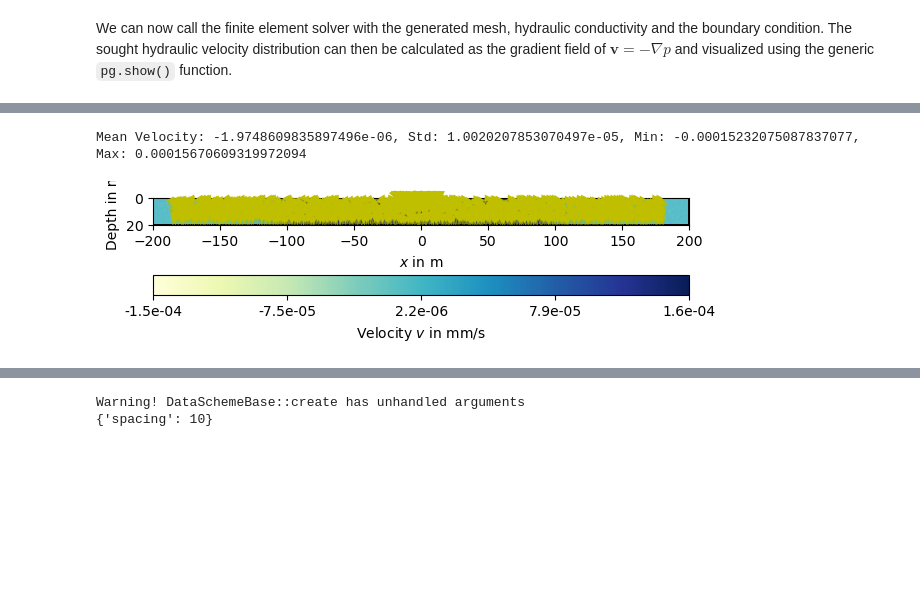
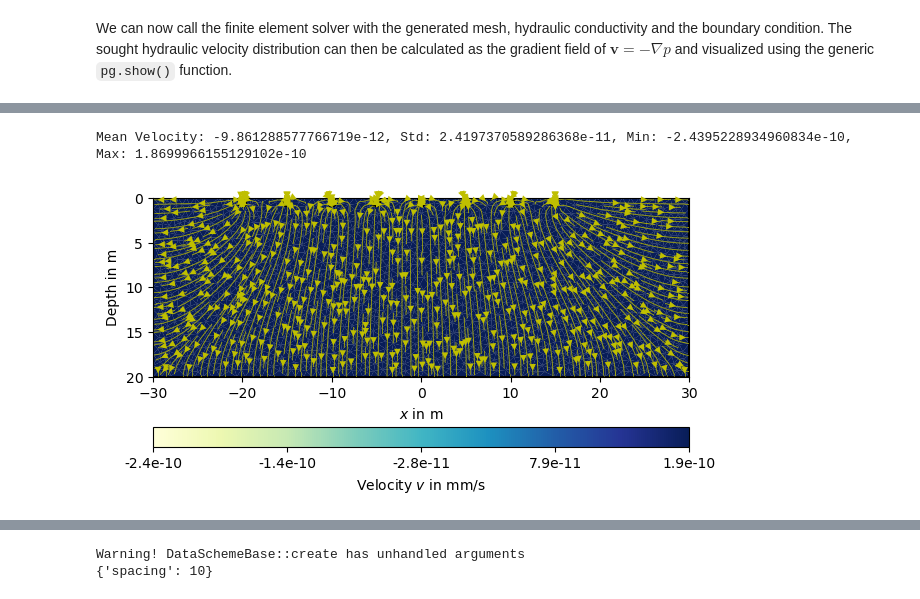
Before and after one commit to guiguilhermegui/TF, a Jupyter notebook: modelo_tf.ipynb, the cells around one changed output, grey strips where cells are left out. Cells and saved outputs as stored; diff of their text form; code cells hidden in the pictures; blank space fills up the shorter version.

```diff
--- a/modelo_tf.ipynb
+++ b/modelo_tf.ipynb
@@ -27,26 +27,28 @@ from pygimli.physics import ERTManager
 bores = [-20, -15, -10, -5, 0, 5, 10, 15]                       # Posição central dos furos
 altura_poco=0
 prof_poco=-0.9
-raio_poco=0.35              #precisa ser decimal "3.00001"
+raio_poco=0.35   #precisa ser decimal Ex:"3.00001"
 
-# Posicoes relativas do furo
+# OK Posicoes relativas do furo
 esq = '.' + f'{raio_poco:.2f}'.split('.')[1]
 dir = '.' + f'{1 - raio_poco:.2f}'.split('.')[1]
 #print(f'raio_poco={raio_poco:.2f} esq={esq} dir={dir}')
 
 # limites world sandbox
-box_esq=-200
-box_dir=200
+box_esq=-30
+box_dir=30
 box_top=0.01
 box_bottom=-20
 
 # parâmetros de malha
-mesh_area=0.8               # area da mesh em metros^2
+mesh_area=0.4               # area da mesh em metros^2
 mesh_quality=10             # qualidade da mesh evitar valores acima de 33 por questões de performance
 
 # Atribute hydraulic conductivity in m/s to each region (interfaces/layers) of the model
 K_poco = 1e4
-K_mundo = 1e-3
+K_mundo = 1e-9
+
+#markers
 kMap = [[1, K_mundo],  [9, K_poco]] #[0, 3e-1],    #Use [[RegionMarker, ConductivityValue], ...]
 
 # Definições de variáveis e funções
@@ -61,38 +63,39 @@ kMap = [[1, K_mundo],  [9, K_poco]] #[0, 3e-1],    #Use [[RegionMarker, Conducti
 #dt = 1                      # Intervalo de tempo em segundos
 
 # Dirichlet conditions for hydraulic potential
-base = 0.0
-topo = 0.9
-#laterais = h202             # Defina a altura da água nas laterais
-fundo = 0.9   #h20           # Defina a altura da água no poço
 
 # Definir valores de fronteira pro potencial hidráulico
-pBound = {"Dirichlet": {-2: base, 1: fundo}} #{marker: value, ...} #Dirichlet, Neumann, Robin
+# fronteiras 1top, 2lat,3_fundo,4latmundo,-2basemundo,-1topomundo
+base_2 = 0.0
+topo7 = 0.9
+#laterais8 = h202             # Defina a altura da água nas laterais
+#fundo9 = 0.9   #h20           # Defina a altura da água no poço
+pBound = {"Dirichlet": {-2: base_2, 1: topo7}} #{marker: value, ...} #Dirichlet, Neumann, Robin
+#pBound = pBound.append("Neumann":{2: laterais8, 3:fundo9})
 
 
 # Parâmetros do meio poroso para adveccao-dispersao
-phi = 0.3                   # Porosidade meio
+phi = 0.3                    # Porosidade meio
 #D = 0.01                    # Coeficiente de dispersão m^2/s
-
-
 
 
 # Fluid                      # Condutividade elétrica da água em S/m
 # Create conductivity of fluid for salt concentration :math:`c` sigmaFluid = c[timesERT] * sigma_bx + sigma_a
 sigma_a = -0.00031
-sigma_bx = 0.19330               # Condutividade = A+bx
+sigma_bx = 0.19330           # Condutividade = A+bx
 
+TracerCon = 13.27            # Concentração em g/l
 
-cementation_exponent = 1.3, # Exponente de cimentação para a resistividade do solo
+cementation_exponent = 1.1,  # Exponente de cimentação para a resistividade do solo
 
 
 
-
-TimeSimu_days = 1             # Tempo de simulação em dias
-TimeSimu_slice = 8000          # Número de fatias para a simulação em time steps
+# Simulação
+TimeSimu_days = 1            # Tempo de simulação em dias
+TimeSimu_slice = 2400        # Número de fatias para a simulação em time steps
 
 
-# ERT parameters
+# OK ERT parameters
 ERT_dist= 600                # Distância total dos eletrodos em metros
 ERT_elecs = 60               # Quantidade de eletrodos
 ERT_spac = 10                # Espaçamento entre os eletrodos em metros
@@ -255,22 +261,22 @@ plt.show()
 # %%
 # Solve velocity as gradient of hydraulic potential
 vel = -pg.solver.grad(mesh, p) * np.asarray([K, K, K]).T #4d
 
 # Calculate statistics for the new range
 mean_vel = np.mean(vel)
 std_vel = np.std(vel)
 min_vel = np.min(vel)
 max_vel = np.max(vel)
 
 print(f"Mean Velocity: {mean_vel}, Std: {std_vel}, Min: {min_vel}, Max: {max_vel}")
 
 ax, _ = pg.show(mesh, data=pg.abs(vel) * 1000, cMin=min_vel, cMax=max_vel,
                 label='Velocity $v$ in mm/s', cMap='YlGnBu', hold=True)
-ax, _ = pg.show(mesh, data=vel, ax=ax, color='y', linewidth=0.6, dropTol=1e-10,
+ax, _ = pg.show(mesh, data=vel, ax=ax, color='y', linewidth=0.6, dropTol=1e-12,
                 hold=True)
 # %% [output]
-Mean Velocity: -1.9748609835897496e-06, Std: 1.0020207853070497e-05, Min: -0.00015232075087837077, Max: 0.00015670609319972094
+Mean Velocity: -9.861288577766719e-12, Std: 2.4197370589286368e-11, Min: -2.4395228934960834e-10, Max: 1.8699966155129102e-10
-[figure, old version]
+[figure, new version]
 # %%
 # Initialize the source vector of injections
 load_vector = pg.Vector(mesh.cellCount(), 0.0)
```
Also changed, not shown: parts of 9 cells of this notebook.
